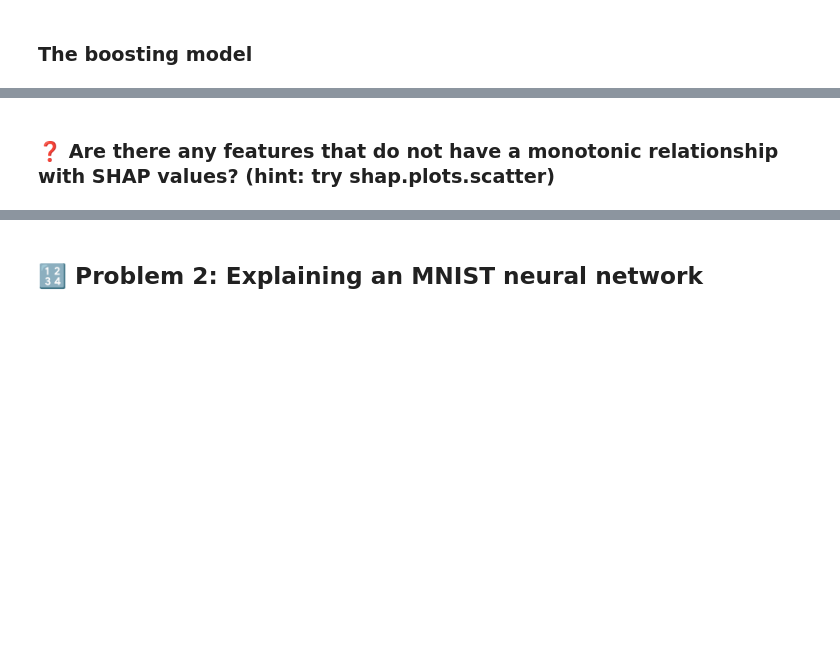
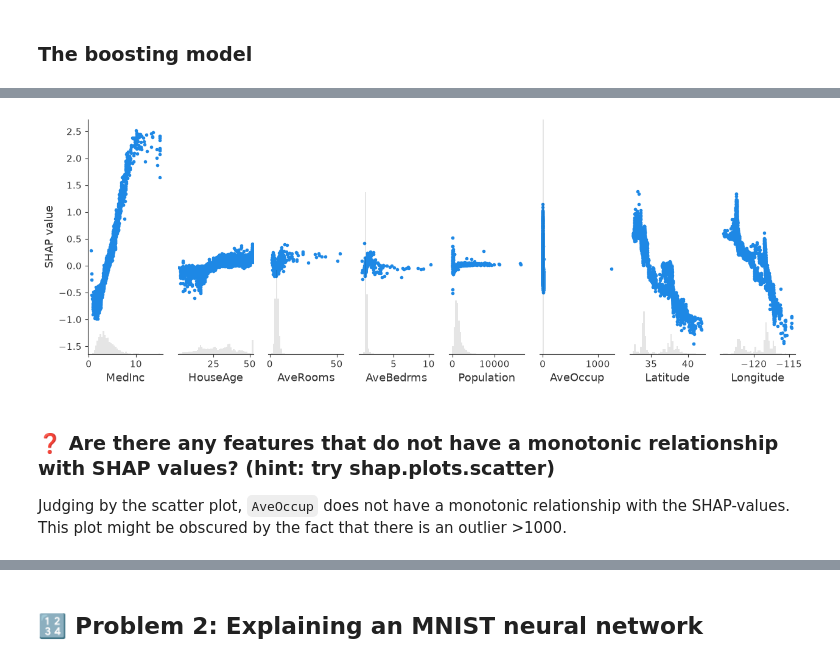
Before and after one commit to savmidt/tdt4172_intro_ml, a Jupyter notebook: Assigment4/Project4_XAI.ipynb, the cells around one changed output, grey strips where cells are left out. Cells and saved outputs as stored; diff of their text form; code cells hidden in the pictures; blank space fills up the shorter version.

```diff
--- a/Assigment4/Project4_XAI.ipynb
+++ b/Assigment4/Project4_XAI.ipynb
@@ -164,5 +185,10 @@ shap.plots.beeswarm(shap_values)
+# %%
+shap.plots.scatter(shap_values)
+# %% [output]
+[figure, added]
 # %% [markdown]
 ### ❓ Are there any features that do not have a monotonic relationship with SHAP values? (hint: try shap.plots.scatter)
+Judging by the scatter plot, `AveOccup` does not have a monotonic relationship with the SHAP-values. This plot might be obscured by the fact that there is an outlier >1000.
 # %%
 houseA = pd.DataFrame([[6.6, 20, 6.28, 1.0, 2700, 3.4, 37.4, -122]], columns=X_test.columns)
 houseB = pd.DataFrame([[2.23, 25, 3.24, 1.07, 1710, 2.97, 34, -119]], columns=X_test.columns)
```
Also changed, not shown: parts of 27 cells of this notebook, 1 other file.
